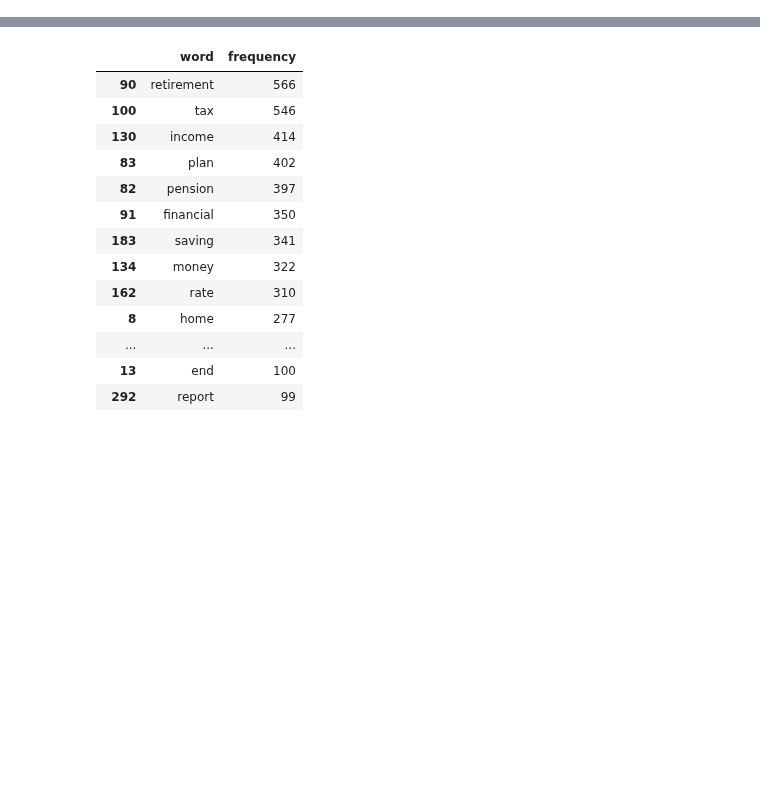
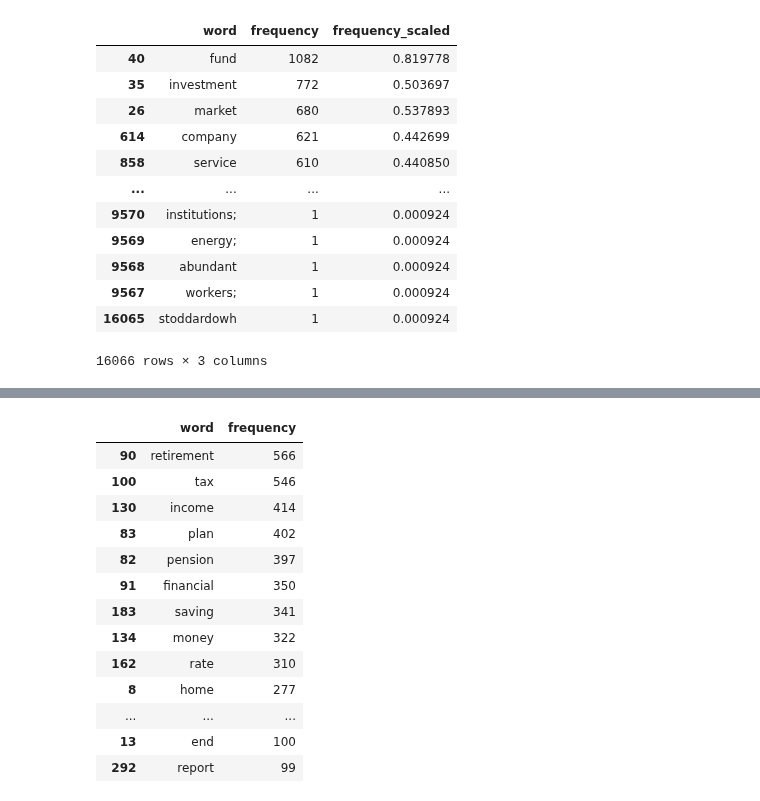
Before and after one commit to NishqR/Document-Similarity, a Jupyter notebook: Relevant word df test.ipynb, the cells around one changed output, grey strips where cells are left out. Drawn from its saved outputs; the diff is of its cells as text; code cells hidden in the pictures; blank space fills up the shorter version.

```diff
--- a/Relevant word df test.ipynb
+++ b/Relevant word df test.ipynb
@@ -149,0 +211,16 @@ UNIQUE IRRELEVANT
+# %%
+irrelevant_df
+# %% [output]
+|  | word | frequency | frequency_scaled |
+| 40 | fund | 1082 | 0.819778 |
+| 35 | investment | 772 | 0.503697 |
+| 26 | market | 680 | 0.537893 |
+| 614 | company | 621 | 0.442699 |
+| 858 | service | 610 | 0.440850 |
+| ... | ... | ... | ... |
+| 9570 | institutions; | 1 | 0.000924 |
+| 9569 | energy; | 1 | 0.000924 |
+| 9568 | abundant | 1 | 0.000924 |
+| 9567 | workers; | 1 | 0.000924 |
+| 16065 | stoddardowh | 1 | 0.000924 |
+16066 rows × 3 columns
```
Also changed, not shown: parts of 3 cells of this notebook, 7 other files.
